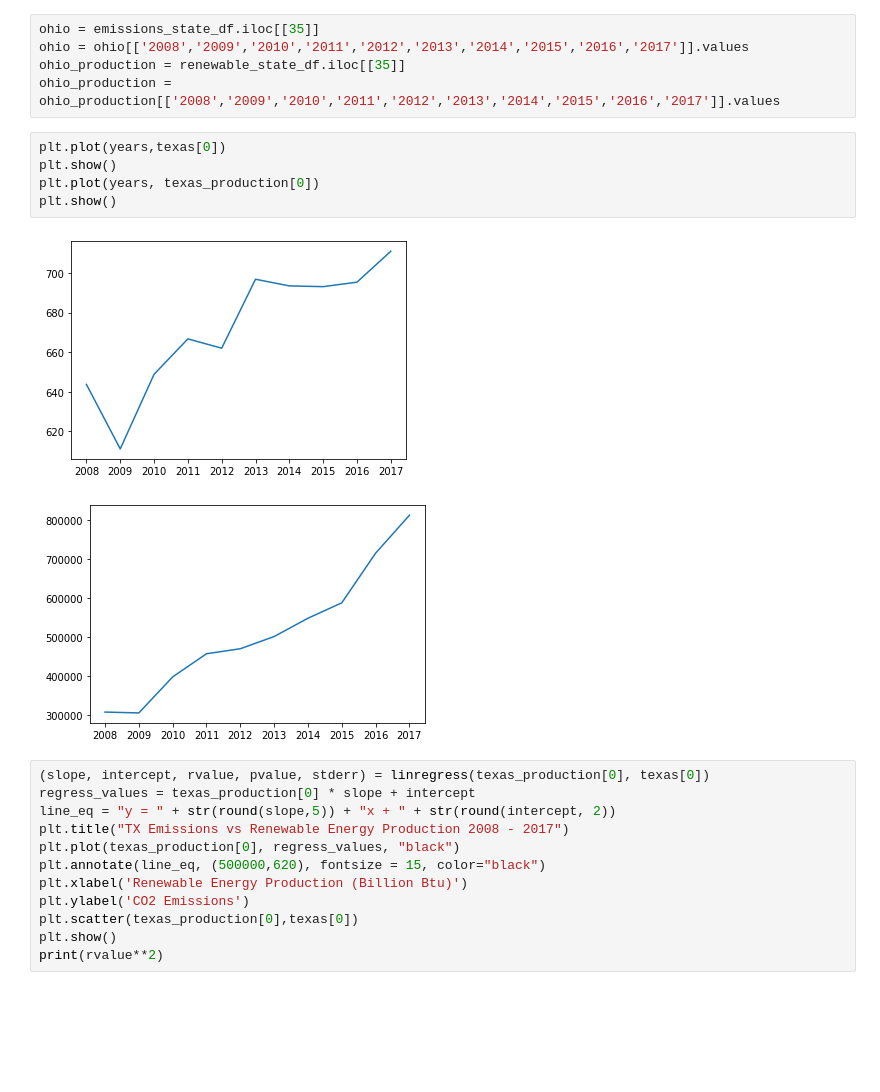
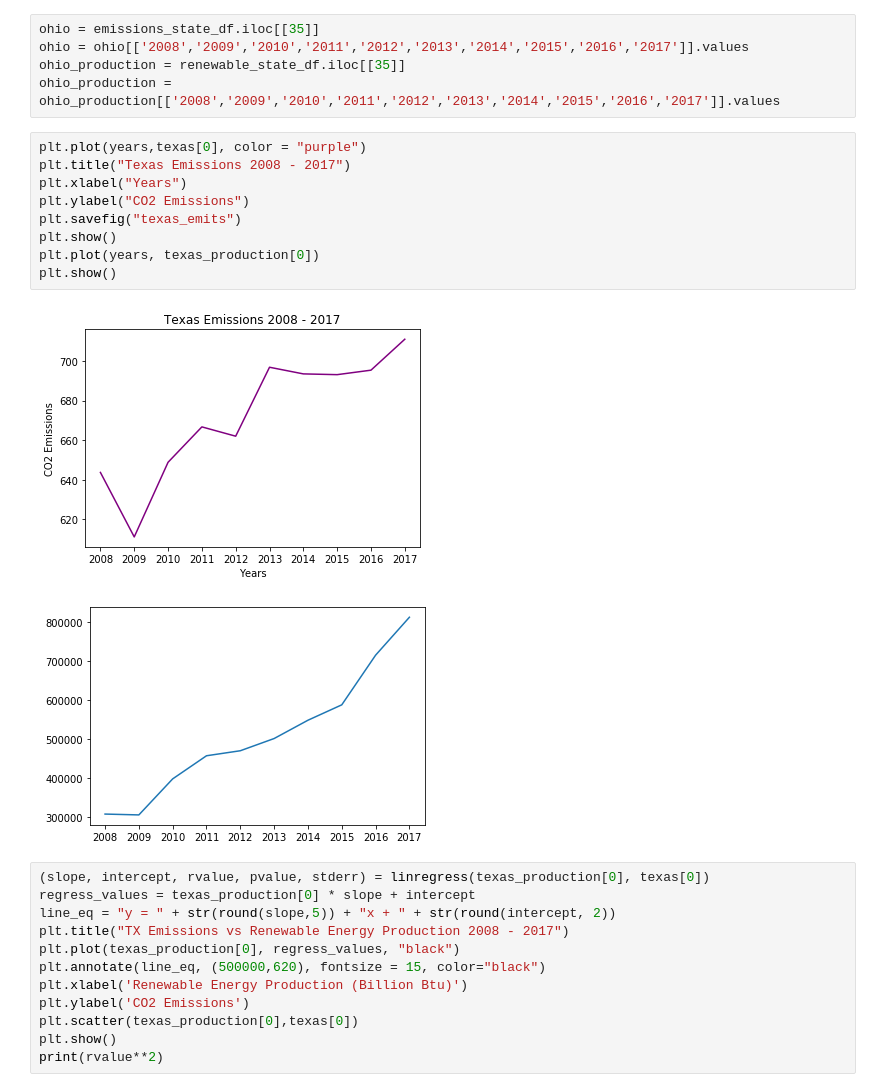
Before and after one commit to Asia-Hewett/solar_v_emissions_project, a Jupyter notebook: Renewable_Production_Hypothesis/production_vs_emissions.ipynb, the cells around one changed output. Drawn from its saved outputs; the diff is of its cells as text; blank space fills up the shorter version.

```diff
--- a/Renewable_Production_Hypothesis/production_vs_emissions.ipynb
+++ b/Renewable_Production_Hypothesis/production_vs_emissions.ipynb
@@ -153,12 +171,16 @@ ohio = ohio[['2008','2009','2010','2011','2012','2013','2014','2015','2016','201
 ohio_production = renewable_state_df.iloc[[35]]
 ohio_production = ohio_production[['2008','2009','2010','2011','2012','2013','2014','2015','2016','2017']].values
 # %%
-plt.plot(years,texas[0])
+plt.plot(years,texas[0], color = "purple")
+plt.title("Texas Emissions 2008 - 2017")
+plt.xlabel("Years")
+plt.ylabel("CO2 Emissions")
+plt.savefig("texas_emits")
 plt.show()
 plt.plot(years, texas_production[0])
 plt.show()
 # %% [output]
-[figure, old version]
+[figure, new version]
 [figure]
 # %%
 (slope, intercept, rvalue, pvalue, stderr) = linregress(texas_production[0], texas[0])
```
Also changed, not shown: parts of 17 cells of this notebook, 15 other files.
